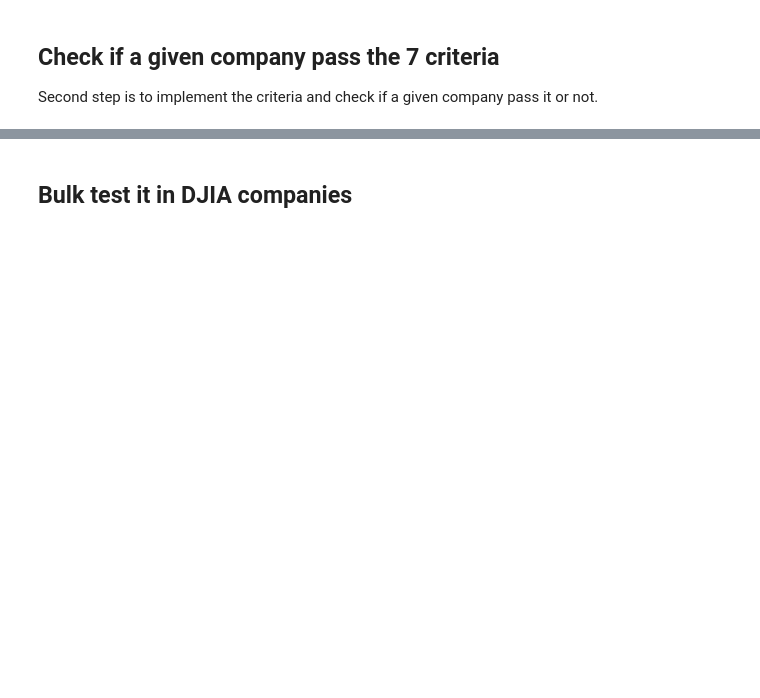
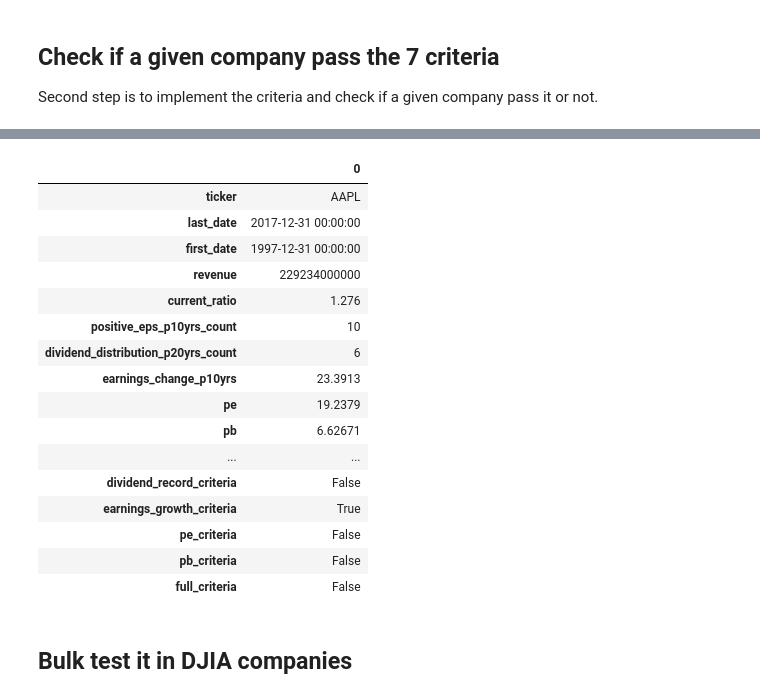
Before and after one commit to ucals/quandl, a Jupyter notebook: Stock Selection for the Defensive Investor.ipynb, the cells around one changed output, grey strips where cells are left out. Cells and saved outputs as stored; diff of their text form; code cells hidden in the pictures; blank space fills up the shorter version.

```diff
--- a/Stock Selection for the Defensive Investor.ipynb
+++ b/Stock Selection for the Defensive Investor.ipynb
@@ -194,3 +206,6 @@ criteria_defensive_investor('AAPL').transpose()
 | pe_criteria | False |
 | pb_criteria | False |
 | full_criteria | False |
+# %%
+criteria_defensive_investor('AAPL', dt=datetime(2018, 6, 1)).transpose()
+# %% [output]
@@ -197,3 +213,20 @@ criteria_defensive_investor('AAPL').transpose()
+|  | 0 |
+| ticker | AAPL |
+| last_date | 2017-12-31 00:00:00 |
+| first_date | 1997-12-31 00:00:00 |
+| revenue | 229234000000 |
+| current_ratio | 1.276 |
+| positive_eps_p10yrs_count | 10 |
+| dividend_distribution_p20yrs_count | 6 |
+| earnings_change_p10yrs | 23.3913 |
+| pe | 19.2379 |
+| pb | 6.62671 |
+| ... | ... |
+| dividend_record_criteria | False |
+| earnings_growth_criteria | True |
+| pe_criteria | False |
+| pb_criteria | False |
+| full_criteria | False |
 # %% [markdown]
 ## Bulk test it in DJIA companies
 # %%
```
Also changed, not shown: parts of 8 cells of this notebook, 2 other files.
